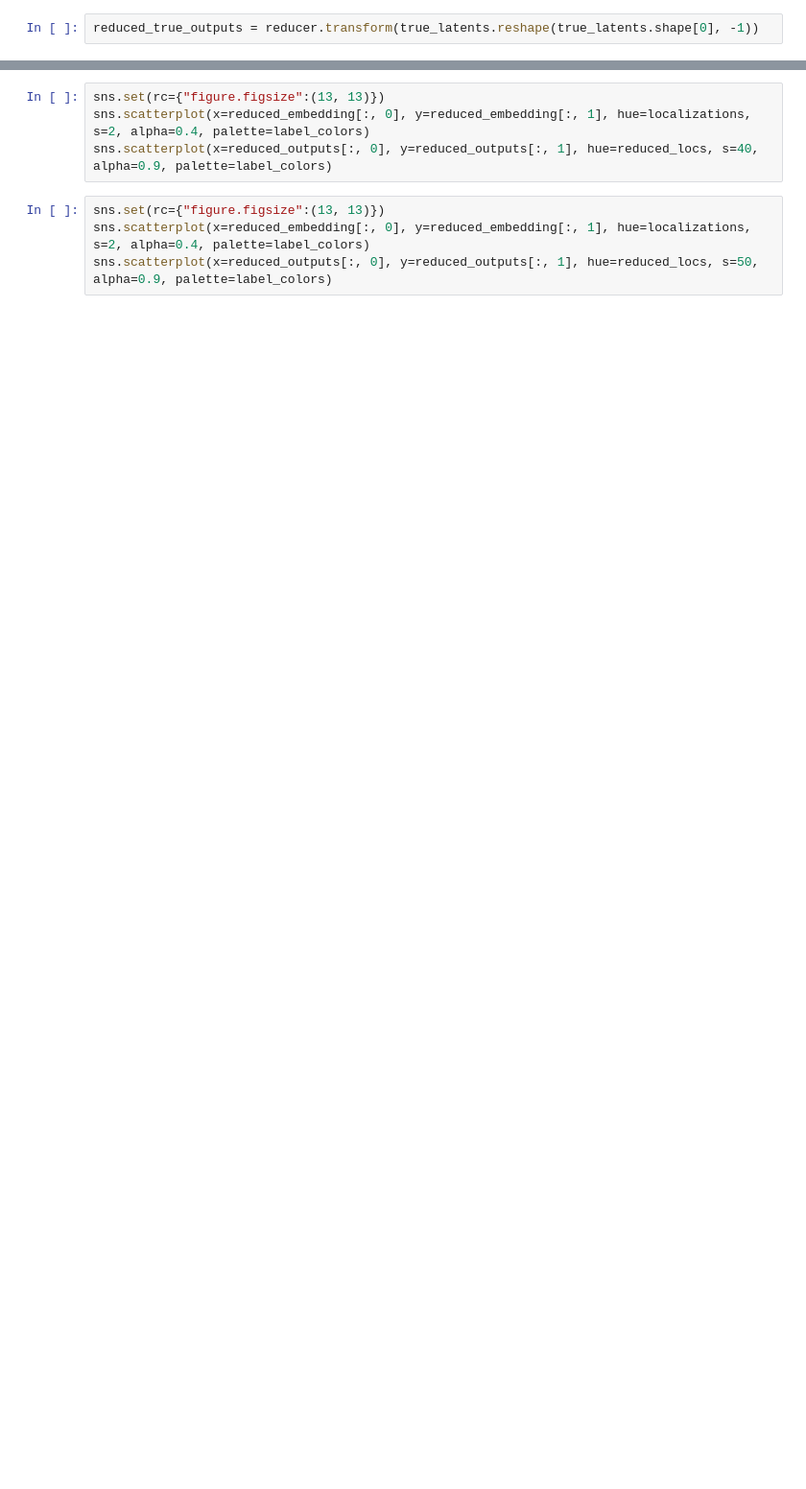
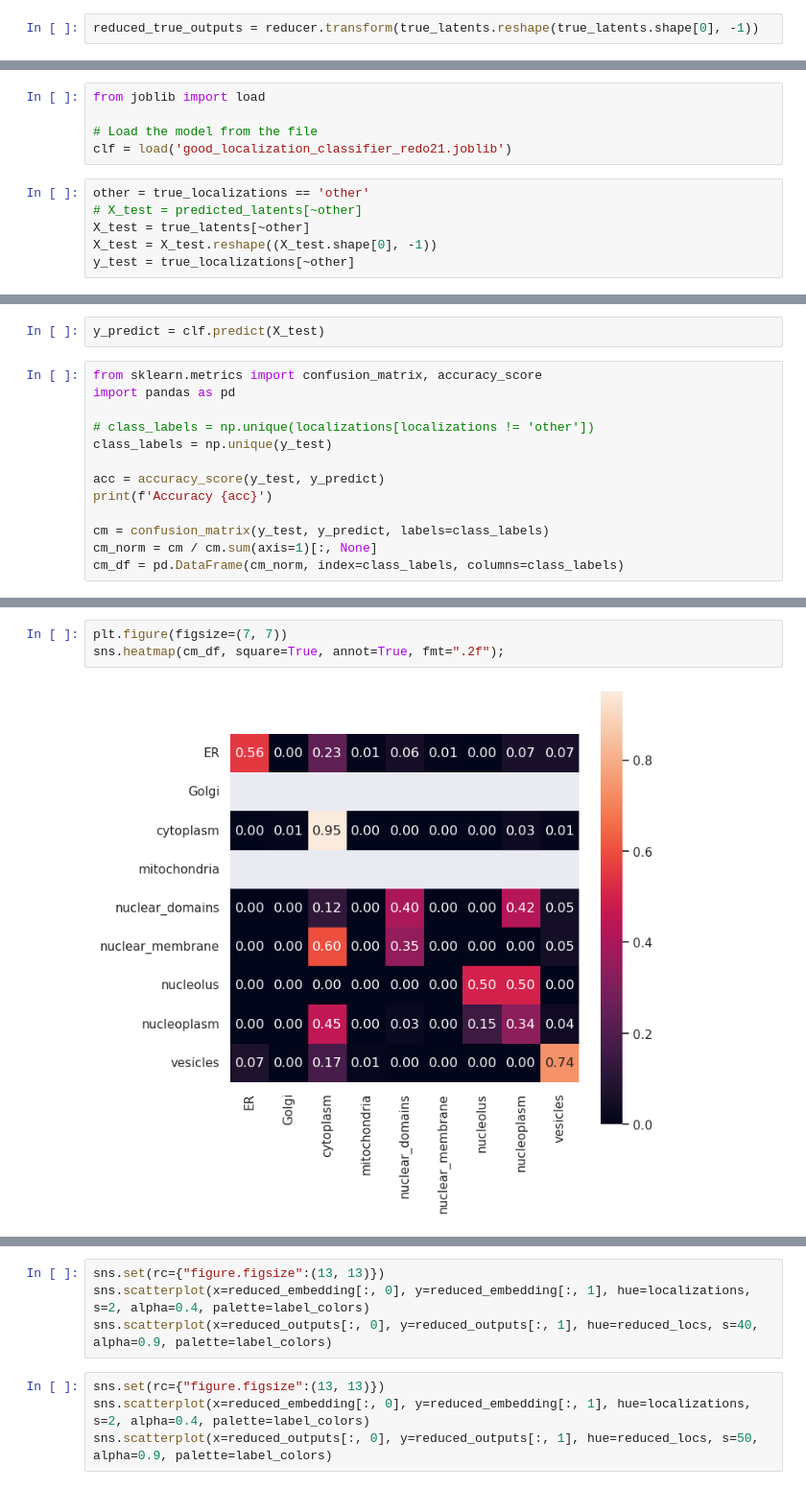
Before and after one commit to sofroniewn/proteoscope, a Jupyter notebook: notebooks/proteoscope-results.ipynb, the cells around one changed output, grey strips where cells are left out. Shown at 96% size. Drawn from its saved outputs; the diff is of its cells as text; blank space fills up the shorter version.

```diff
--- a/notebooks/proteoscope-results.ipynb
+++ b/notebooks/proteoscope-results.ipynb
@@ -284,0 +250,11 @@ np.abs(true_latents).mean()
+# %%
+from joblib import load
+
+# Load the model from the file
+clf = load('good_localization_classifier_redo21.joblib')
+# %%
+other = true_localizations == 'other'
+# X_test = predicted_latents[~other]
+X_test = true_latents[~other]
+X_test = X_test.reshape((X_test.shape[0], -1))
+y_test = true_localizations[~other]
@@ -284,0 +265,15 @@ np.abs(true_latents).mean()
+# %%
+y_predict = clf.predict(X_test)
+# %%
+from sklearn.metrics import confusion_matrix, accuracy_score
+import pandas as pd
+
+# class_labels = np.unique(localizations[localizations != 'other'])
+class_labels = np.unique(y_test)
+
+acc = accuracy_score(y_test, y_predict)
+print(f'Accuracy {acc}')
+
+cm = confusion_matrix(y_test, y_predict, labels=class_labels)
+cm_norm = cm / cm.sum(axis=1)[:, None]
+cm_df = pd.DataFrame(cm_norm, index=class_labels, columns=class_labels)
@@ -284,0 +284,5 @@ np.abs(true_latents).mean()
+# %%
+plt.figure(figsize=(7, 7))
+sns.heatmap(cm_df, square=True, annot=True, fmt=".2f");
+# %% [output]
+[figure, added]
```
Also changed, not shown: parts of 18 cells of this notebook, 3 other files.
